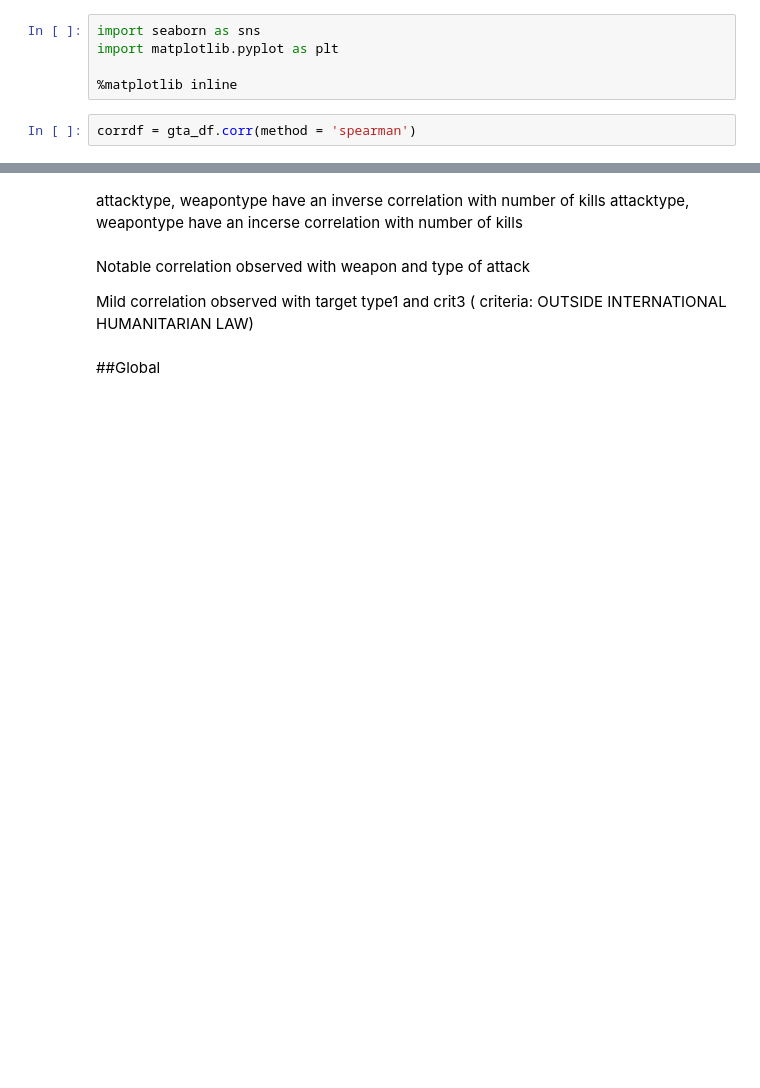
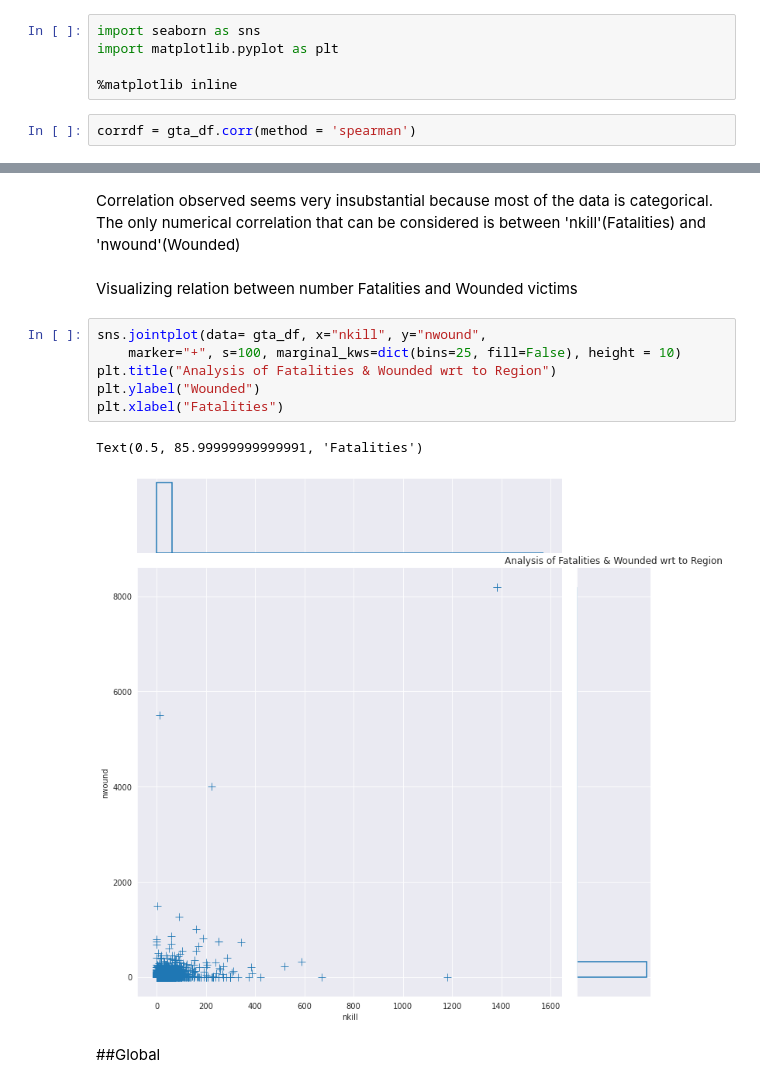
Before and after one commit to mahin-arvind/GTD-EDA, a Jupyter notebook: Copy_of_Global_Terrorism_Analysis_Capstone_Project.ipynb, the cells around one changed output, grey strips where cells are left out. Cells and saved outputs as stored; diff of their text form; blank space fills up the shorter version.

```diff
--- a/Copy_of_Global_Terrorism_Analysis_Capstone_Project.ipynb
+++ b/Copy_of_Global_Terrorism_Analysis_Capstone_Project.ipynb
@@ -160,11 +160,16 @@ sns.heatmap(corrdf,square = True)
-# %% [markdown]
-attacktype, weapontype have an inverse correlation with number of kills
-attacktype, weapontype have an incerse correlation with number of kills
-# %% [markdown]
-Notable correlation observed with
-weapon and type of attack
-
-Mild correlation observed with target type1 and crit3 ( criteria: OUTSIDE INTERNATIONAL HUMANITARIAN LAW)
+# %% [markdown]
+Correlation observed seems very insubstantial because most of the data is categorical. The only numerical correlation that can be considered is between 'nkill'(Fatalities) and 'nwound'(Wounded)
+# %% [markdown]
+Visualizing relation between number Fatalities and Wounded victims
+# %%
+sns.jointplot(data= gta_df, x="nkill", y="nwound",
+    marker="+", s=100, marginal_kws=dict(bins=25, fill=False), height = 10)
+plt.title("Analysis of Fatalities & Wounded wrt to Region")
+plt.ylabel("Wounded")
+plt.xlabel("Fatalities")
+# %% [output]
+Text(0.5, 85.99999999999991, 'Fatalities')
+[figure, added]
 # %% [markdown]
 ##Global
 # %%
```
Also changed, not shown: parts of 11 cells of this notebook.
